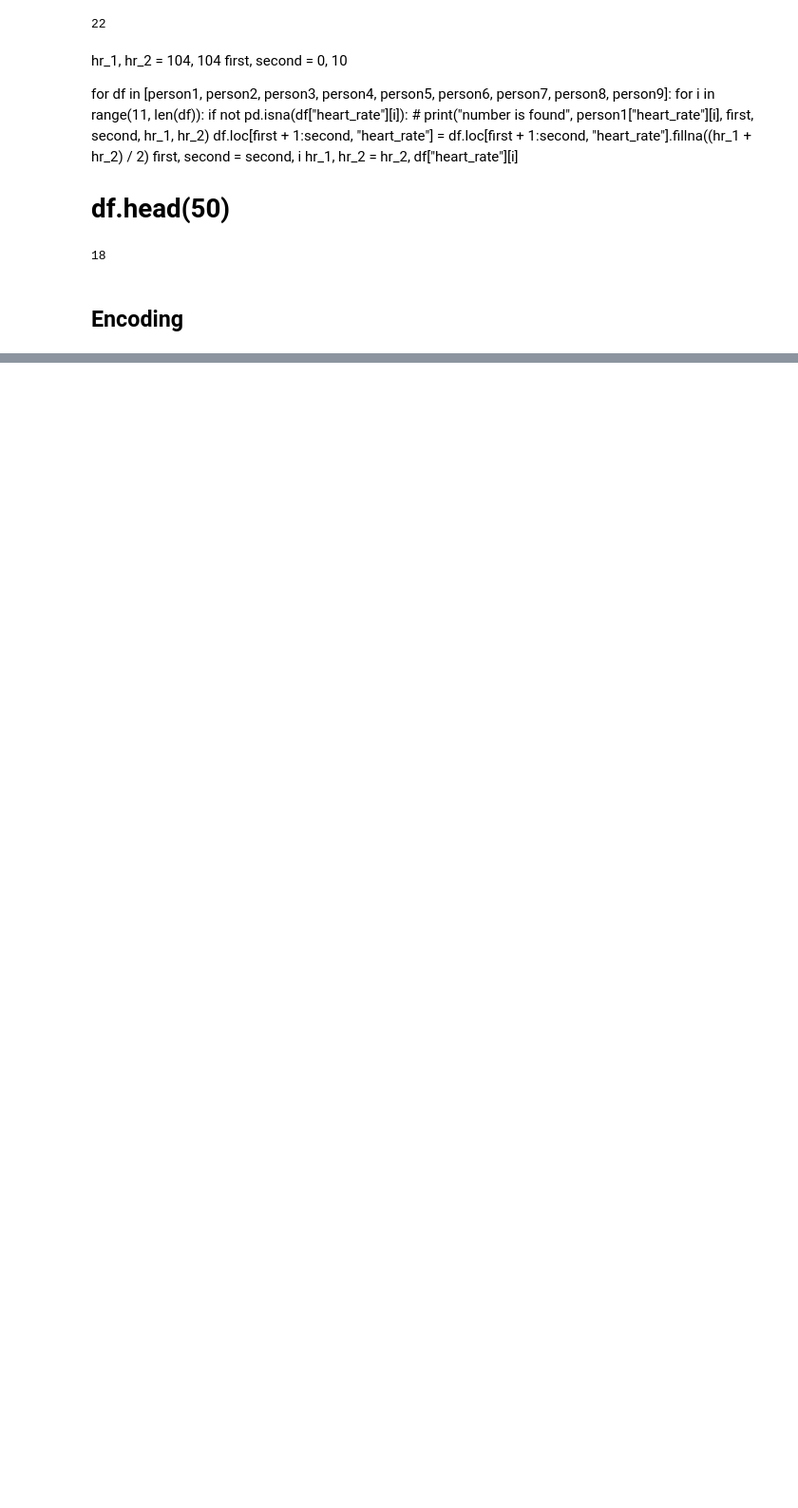
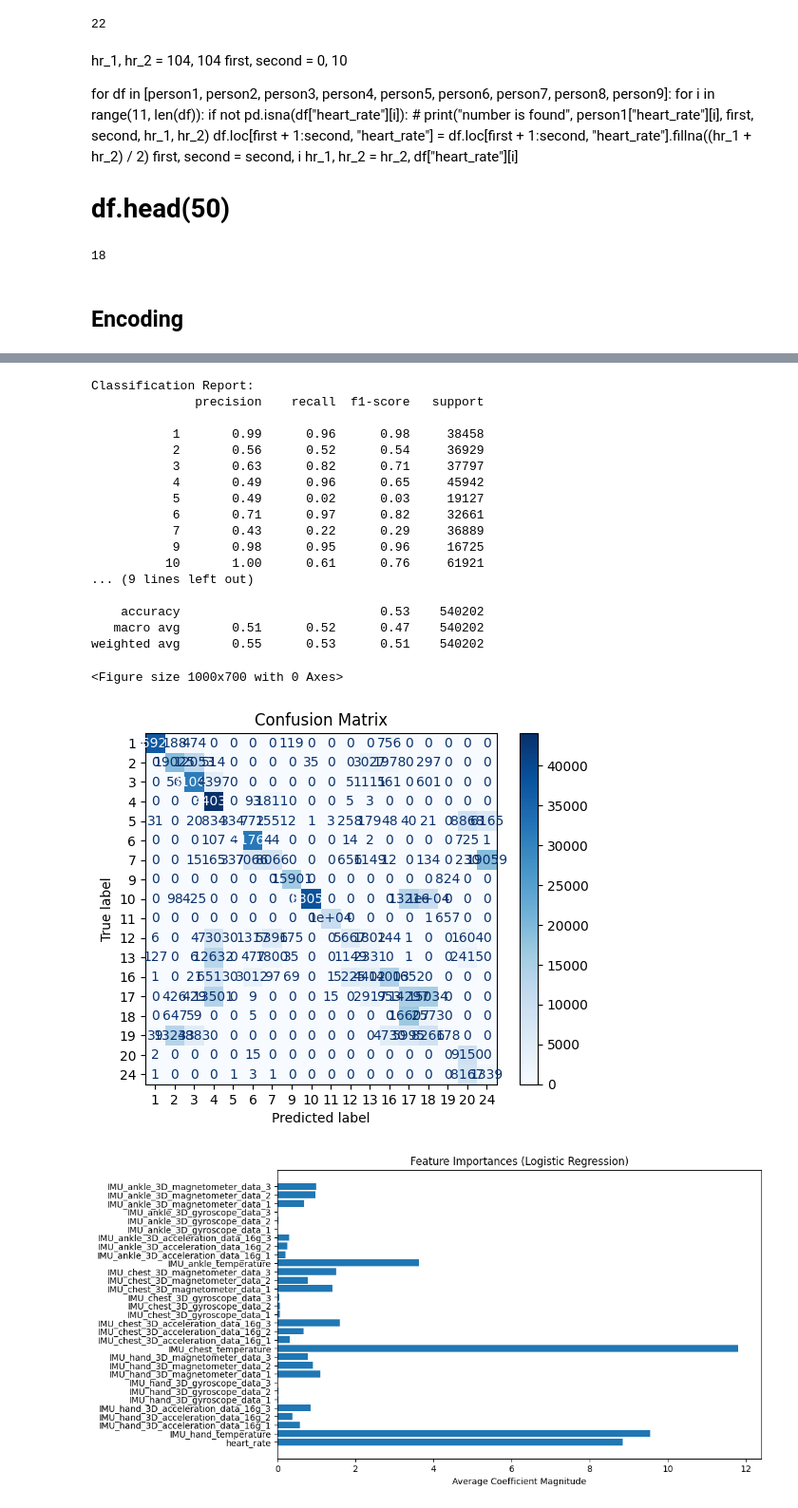
Before and after one commit to maxsonsgit/AI-classification-of-physical-activity, a Jupyter notebook: research.ipynb, the cells around one changed output, grey strips where cells are left out. Shown: that part at 95% size. Cells and saved outputs as stored; diff of their text form; code cells hidden in the pictures; blank space fills up the shorter version.

```diff
--- a/research.ipynb
+++ b/research.ipynb
@@ -602,3 +757,59 @@ best_dt = random_search.best_estimator_
 # Оценка на тестовых данных
 y_pred = best_dt.predict(X_test)
 print(classification_report(y_test, y_pred))
+# %%
+import numpy as np
+import matplotlib.pyplot as plt
+from sklearn.preprocessing import LabelEncoder, RobustScaler
+from sklearn.linear_model import LogisticRegression
+from sklearn.metrics import classification_report, confusion_matrix, ConfusionMatrixDisplay
+
+# Масштабируем признаки с помощью RobustScaler
+scaler = RobustScaler()
+X_train_scaled = scaler.fit_transform(X_train)
+X_test_scaled = scaler.transform(X_test)
+
+# Кодируем метки, если activity_id - строковые категории
+le = LabelEncoder()
+le.fit(all_classes)
+y_train_enc = le.transform(y_train)
+y_test_enc = le.transform(y_test)
+
+# Создаем и обучаем модель логистической регрессии
+model = LogisticRegression(
+    penalty='l2',         # Регуляризация
+    C=1.0,                # Обратная сила регуляризации
+    solver='lbfgs',       # Один из самых устойчивых решателей
+    # multi_class='auto',   # Мультиклассовая поддержка
+    max_iter=500,        # Больше итераций для сходимости
+    random_state=42
+)
+
+model.fit(X_train_scaled, y_train_enc)
+
+# Предсказание на тесте
+y_pred_enc = model.predict(X_test_scaled)
+y_pred = le.inverse_transform(y_pred_enc)
+
+# Оценка модели
+print("Classification Report:")
+print(classification_report(y_test, y_pred))
+
+# Матрица ошибок
+cm = confusion_matrix(y_test_enc, y_pred_enc)
+disp = ConfusionMatrixDisplay(confusion_matrix=cm, display_labels=le.classes_)
+plt.figure(figsize=(10, 7))
+disp.plot(cmap=plt.cm.Blues)
+plt.title("Confusion Matrix")
+plt.show()
+
+# Визуализация важности признаков (по абсолютным значениям коэффициентов)
+coefficients = np.abs(model.coef_).mean(axis=0)  # усредняем по классам
+features = X_train.columns
+
+plt.figure(figsize=(10, 6))
+plt.barh(features, coefficients)
+plt.xlabel("Average Coefficient Magnitude")
+plt.title("Feature Importances (Logistic Regression)")
+plt.show()
+# %% [output]
@@ -604,0 +823,20 @@ print(classification_report(y_test, y_pred))
+Classification Report:
+              precision    recall  f1-score   support
+
+           1       0.99      0.96      0.98     38458
+           2       0.56      0.52      0.54     36929
+           3       0.63      0.82      0.71     37797
+           4       0.49      0.96      0.65     45942
+           5       0.49      0.02      0.03     19127
+           6       0.71      0.97      0.82     32661
+           7       0.43      0.22      0.29     36889
+           9       0.98      0.95      0.96     16725
+          10       1.00      0.61      0.76     61921
+... (9 lines left out)
+
+    accuracy                           0.53    540202
+   macro avg       0.51      0.52      0.47    540202
+weighted avg       0.55      0.53      0.51    540202
+<Figure size 1000x700 with 0 Axes>
+[figure, added]
+[figure, added]
```
Also changed, not shown: parts of 21 cells of this notebook, 1 other file.
